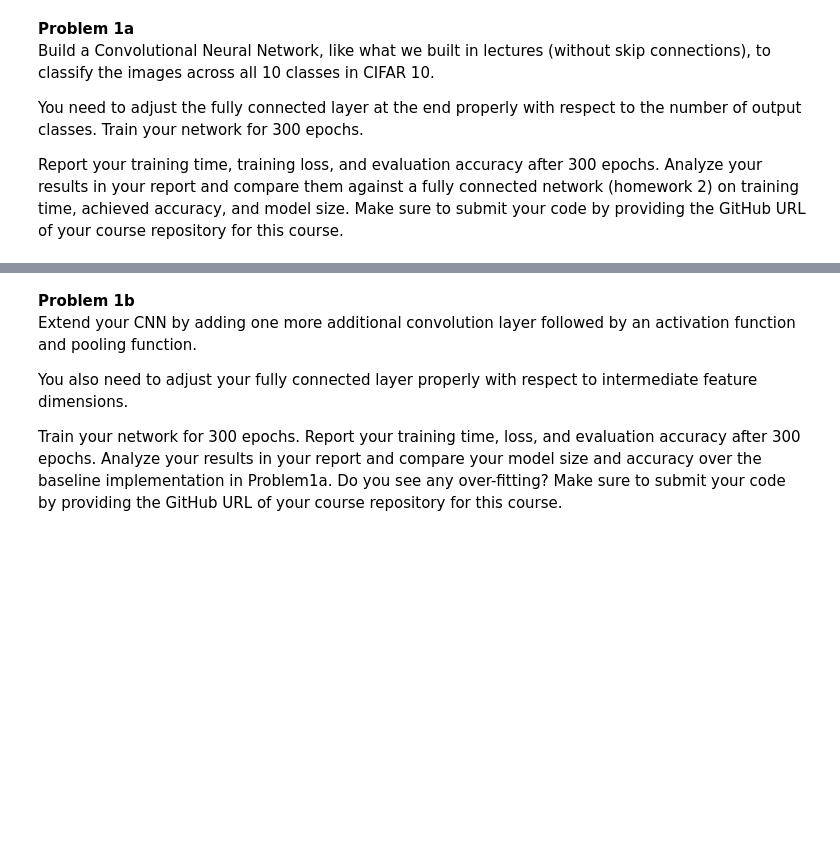
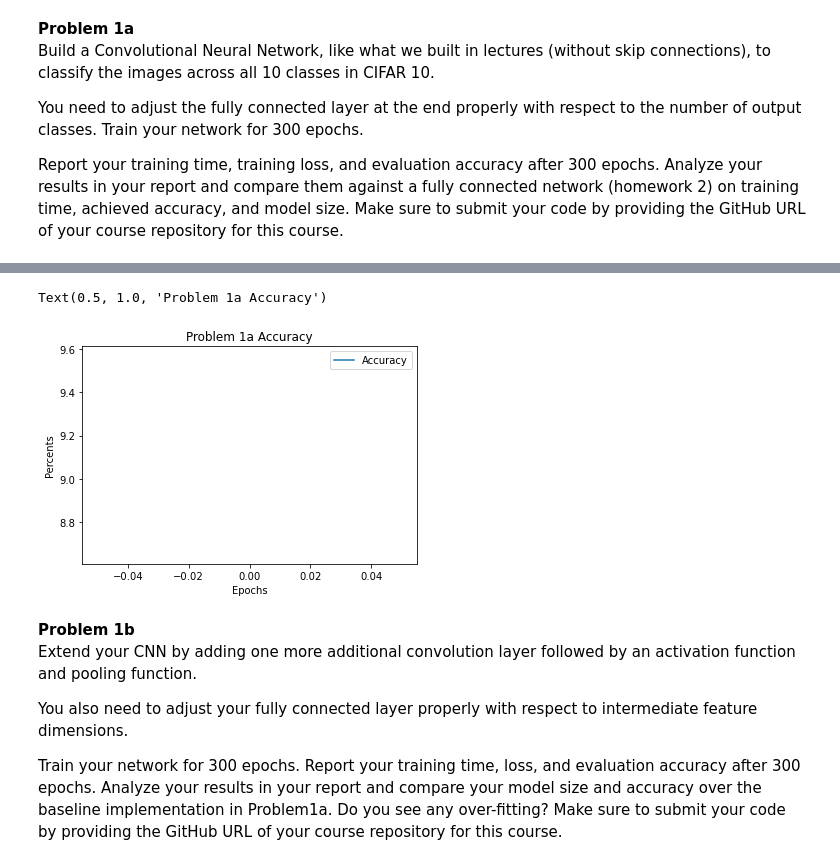
Before and after one commit to nguyjd/ecgr-4106-homeworks, a Jupyter notebook: homework 3/Homework3.ipynb, the cells around one changed output, grey strips where cells are left out. Drawn from its saved outputs; the diff is of its cells as text; code cells hidden in the pictures; blank space fills up the shorter version.

```diff
--- a/homework 3/Homework3.ipynb
+++ b/homework 3/Homework3.ipynb
@@ -172,18 +197,21 @@ plt.title("Losses")
 # %%
 # Plotting the accuracy of the model.
 
 fig = plt.figure()
 # Name the x and y axis
 plt.xlabel("Epochs")
 plt.ylabel("Percents")
 
 for i, x in enumerate(accuracies):
     accuracies[i] = x * 100
 
 
 plt.plot(accuracies, label='Accuracy')
 plt.legend()
-plt.title("Accuracy")
+plt.title("Problem 1a Accuracy")
+# %% [output]
+Text(0.5, 1.0, 'Problem 1a Accuracy')
+[figure, added]
 # %% [markdown]
 <b>Problem 1b</b>
 Extend your CNN by adding one more additional convolution layer followed by an activation function and pooling function.
```
Also changed, not shown: parts of 40 cells of this notebook.
